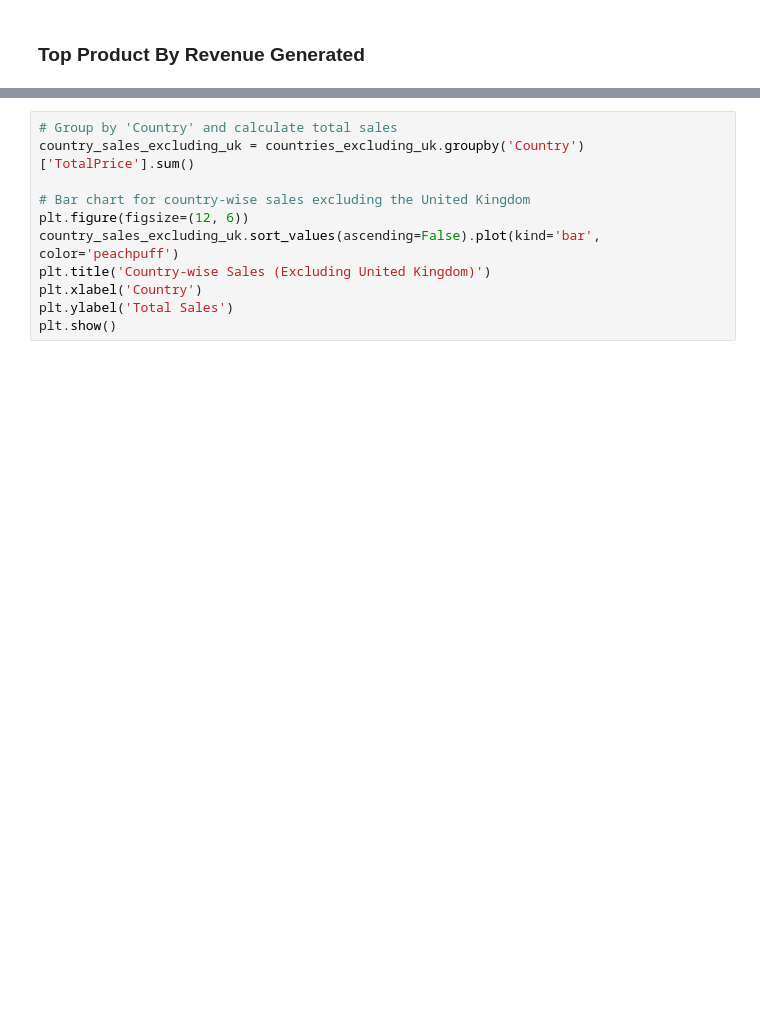
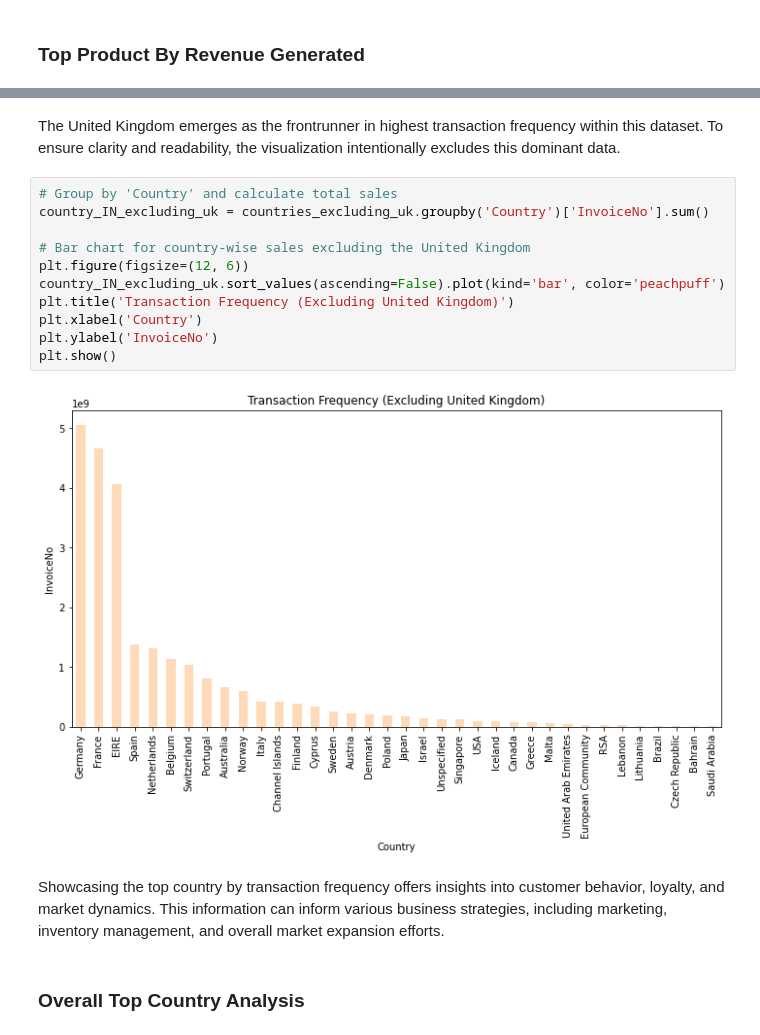
Before and after one commit to 2023Christine/Online-Retail-Data-Analysis, a Jupyter notebook: Online Retail Exploratory Data Analysis.ipynb, the cells around one changed output, grey strips where cells are left out. Saved outputs shown, nothing was run; the diff lists cells and outputs as text; blank space fills up the shorter version.

```diff
--- a/Online Retail Exploratory Data Analysis.ipynb
+++ b/Online Retail Exploratory Data Analysis.ipynb
@@ -379,11 +507,19 @@ print(top_5_transaction_frequency)
+# %% [markdown]
+The United Kingdom emerges as the frontrunner in highest transaction frequency within this dataset. To ensure clarity and readability, the visualization intentionally excludes this dominant data.
 # %%
 # Group by 'Country' and calculate total sales
-country_sales_excluding_uk = countries_excluding_uk.groupby('Country')['TotalPrice'].sum()
+country_IN_excluding_uk = countries_excluding_uk.groupby('Country')['InvoiceNo'].sum()
 
 # Bar chart for country-wise sales excluding the United Kingdom
 plt.figure(figsize=(12, 6))
-country_sales_excluding_uk.sort_values(ascending=False).plot(kind='bar', color='peachpuff')
-plt.title('Country-wise Sales (Excluding United Kingdom)')
+country_IN_excluding_uk.sort_values(ascending=False).plot(kind='bar', color='peachpuff')
+plt.title('Transaction Frequency (Excluding United Kingdom)')
 plt.xlabel('Country')
-plt.ylabel('Total Sales')
+plt.ylabel('InvoiceNo')
 plt.show()
+# %% [output]
+[figure, added]
+# %% [markdown]
+Showcasing the top country by transaction frequency offers insights into customer behavior, loyalty, and market dynamics. This information can inform various business strategies, including marketing, inventory management, and overall market expansion efforts.
+# %% [markdown]
+### Overall Top Country Analysis
```
Also changed, not shown: parts of 76 cells of this notebook, 1 other file.
